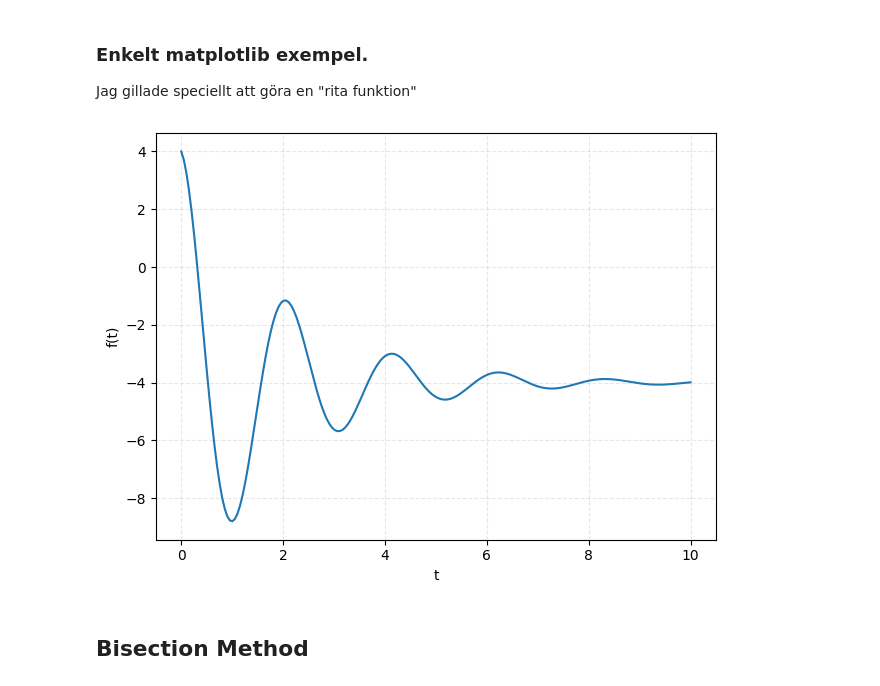
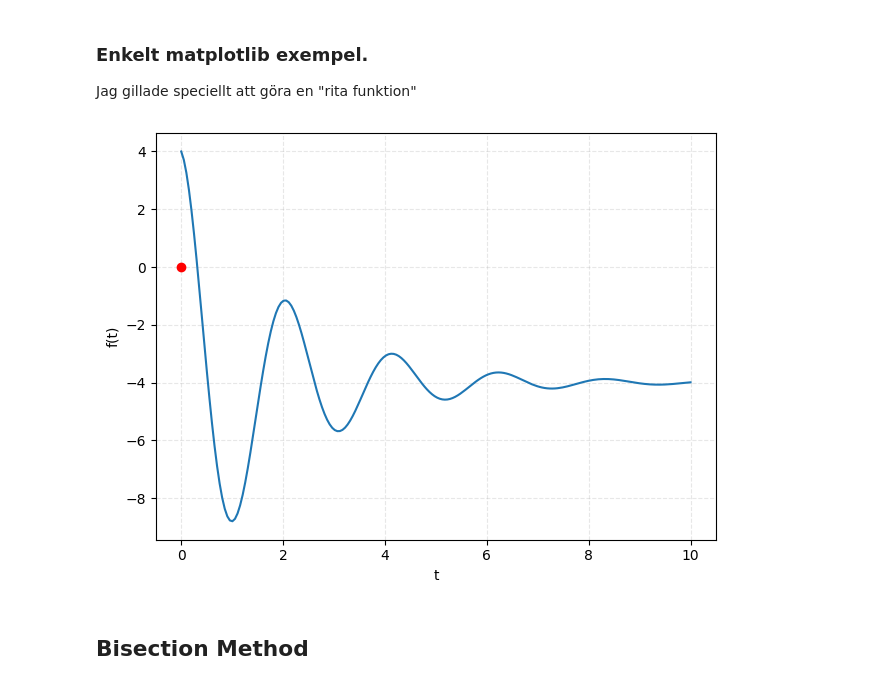
Before and after one commit to ericend/Numerical-Methods, a Jupyter notebook: Lecture_notes_examples.ipynb, the cells around one changed output. Drawn from its saved outputs; the diff is of its cells as text; code cells hidden in the pictures.

```diff
--- a/Lecture_notes_examples.ipynb
+++ b/Lecture_notes_examples.ipynb
@@ -61,38 +61,38 @@ import matplotlib.pyplot as plt
 import numpy as np
 from typing import Callable
 
-def draw(f: Callable, a: float, b: float, n: int, xlabel: str, ylabel: str, keypoint_x: float = None, keypoint_y: float = None) -> None:
+def draw(f: Callable, a: float, b: float, n: int, xlabel: str, ylabel: str, keypoint_x: float = 0, keypoint_y: float = 0) -> None:
     """ Plots the function f on the interval [a, b] with n points.
     If keypoint_x and keypoint_y are provided, marks that point on the plot.
     """
 
     x = np.linspace(a, b, n)
     y = f(x)
     fig, ax = plt.subplots()
     ax.plot(x, y)
 
     # plot settings
     plt.grid(True, linestyle='--', alpha=0.3)
     plt.xlabel(xlabel)
     plt.ylabel(ylabel)
 
     fig.tight_layout()
 
     if keypoint_x is not None and keypoint_y is not None:
         plt.plot(keypoint_x, keypoint_y, 'ro')  # mark the key point in red
 
     plt.show()
 
 def main():
     def f(t):
         return 8*np.exp(-t/2)*np.cos(3*t)-4
 
     draw(f, 0, 10, 200, 't', 'f(t)')
 
 if __name__ == '__main__':
     main()
 # %% [output]
-[figure, old version]
+[figure, new version]
 # %% [markdown]
 ## Bisection Method
 # %%
```
Also changed, not shown: parts of 11 cells of this notebook.
